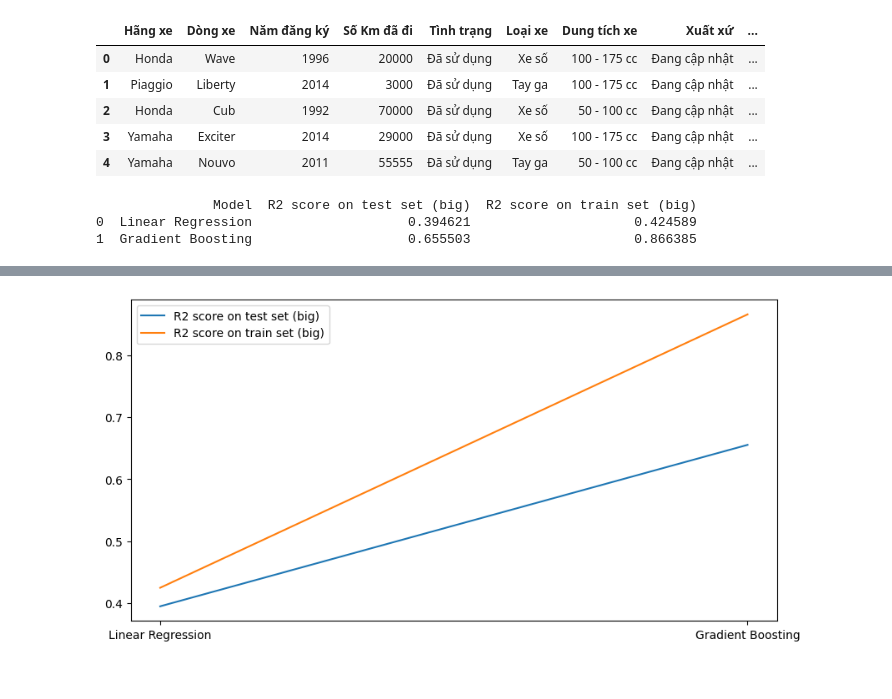
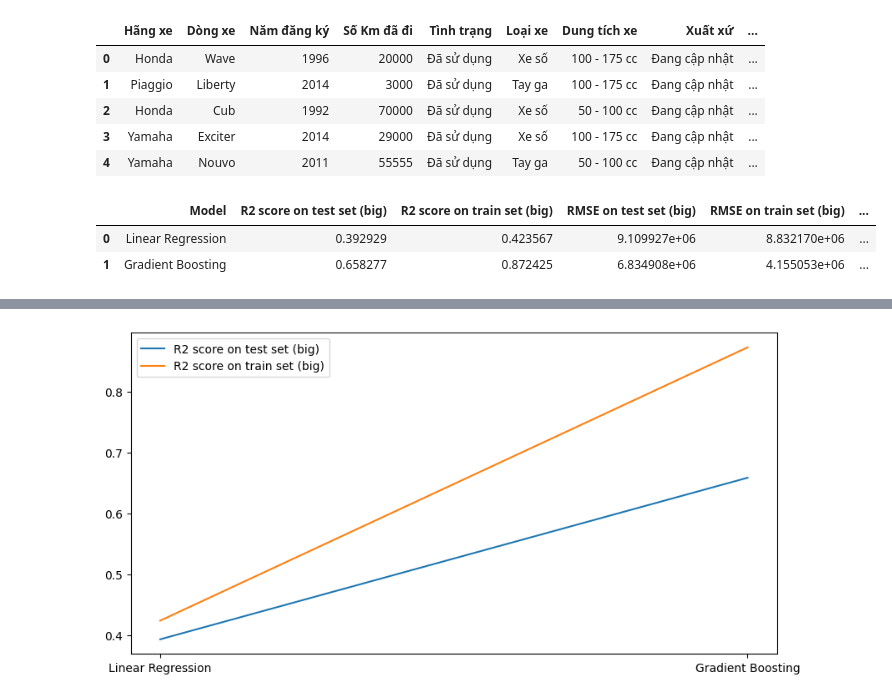
Before and after one commit to hungng2k2/du-doan-gia-xe-may, a Jupyter notebook: model_building.ipynb, the cells around one changed output, grey strips where cells are left out. Saved outputs shown, nothing was run; the diff lists cells and outputs as text; code cells hidden in the pictures.

```diff
--- a/model_building.ipynb
+++ b/model_building.ipynb
@@ -175,17 +163,43 @@ data.head()
 X, y = getData(data)
 # %%
 function_list = [LinearRegression(), GradientBoostingRegressor(learning_rate=0.02, max_depth=6, n_estimators=1500, subsample=0.5)]
-r2_train_list = []
-r2_test_list = []
+# mean_squared_error
+r2_train_list_big = []
+r2_test_list_big = []
+rmse_train_list_big = []
+rmse_test_list_big = []
+mae_train_list_big = []
+mae_test_list_big = []
 for function in function_list:
-    r2_train, r2_test = r2_score_predict(X, y, getPipeline(Skewed_dist('Năm đăng ký', isInt=True), Skewed_dist('Số Km đã đi', isInt=False),None,function))
-    r2_train_list.append(r2_train)
-    r2_test_list.append(r2_test)
-df = pd.DataFrame({'Model': ['Linear Regression', 'Gradient Boosting'],
-                'R2 score on test set (big)': r2_test_list,
-                'R2 score on train set (big)': r2_train_list})
-print(df)
+    X_train, X_test, y_train, y_test = train_test_split(X, y, test_size=0.3, random_state=32)
+    pipe = getPipeline(Skewed_dist('Năm đăng ký', isInt=True), Skewed_dist('Số Km đã đi', isInt=False), None ,function)
+    pipe.fit(X_train, y_train)
+    y_train_predict = pipe.predict(X_train)
+    y_test_predict = pipe.predict(X_test)
+
+    r2_train = r2_score(y_train, y_train_predict)
+    r2_test = r2_score(y_test, y_test_predict)
+    r2_train_list_big.append(r2_train)
+    r2_test_list_big.append(r2_test)
+
+    rmse_train = mean_squared_error(y_train, y_train_predict, squared=False)
+    rmse_test = mean_squared_error(y_test, y_test_predict, squared=False)
+    rmse_train_list_big.append(rmse_train)
+    rmse_test_list_big.append(rmse_test)
+
+    mae_train = mean_absolute_error(y_train, y_train_predict)
+    mae_test = mean_absolute_error(y_test, y_test_predict)
+    mae_train_list_big.append(mae_train)
+    mae_test_list_big.append(mae_test)
+metric = pd.DataFrame({'Model': ['Linear Regression', 'Gradient Boosting'],
+                    'R2 score on test set (big)': r2_test_list_big,
+                    'R2 score on train set (big)': r2_train_list_big,
+                    'RMSE on test set (big)': rmse_test_list_big,
+                    'RMSE on train set (big)': rmse_train_list_big,
+                    'MAE on test set (big)': mae_test_list_big,
+                    'MAE on train set (big)': mae_train_list_big})
+metric
 # %% [output]
-               Model  R2 score on test set (big)  R2 score on train set (big)
-0  Linear Regression                    0.394621                     0.424589
-1  Gradient Boosting                    0.655503                     0.866385
+|  | Model | R2 score on test set (big) | R2 score on train set (big) | RMSE on test set (big) | RMSE on train set (big) | ... |
+| 0 | Linear Regression | 0.392929 | 0.423567 | 9.109927e+06 | 8.832170e+06 | ... |
+| 1 | Gradient Boosting | 0.658277 | 0.872425 | 6.834908e+06 | 4.155053e+06 | ... |
```
Also changed, not shown: parts of 5 cells of this notebook, 1 other file.
